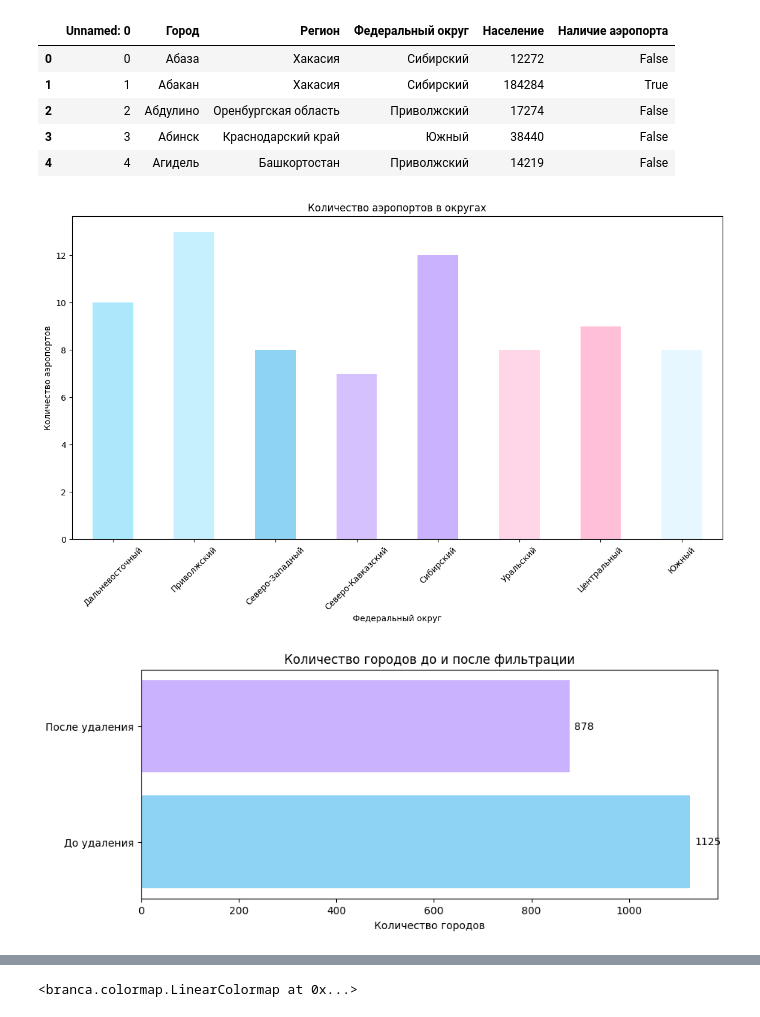
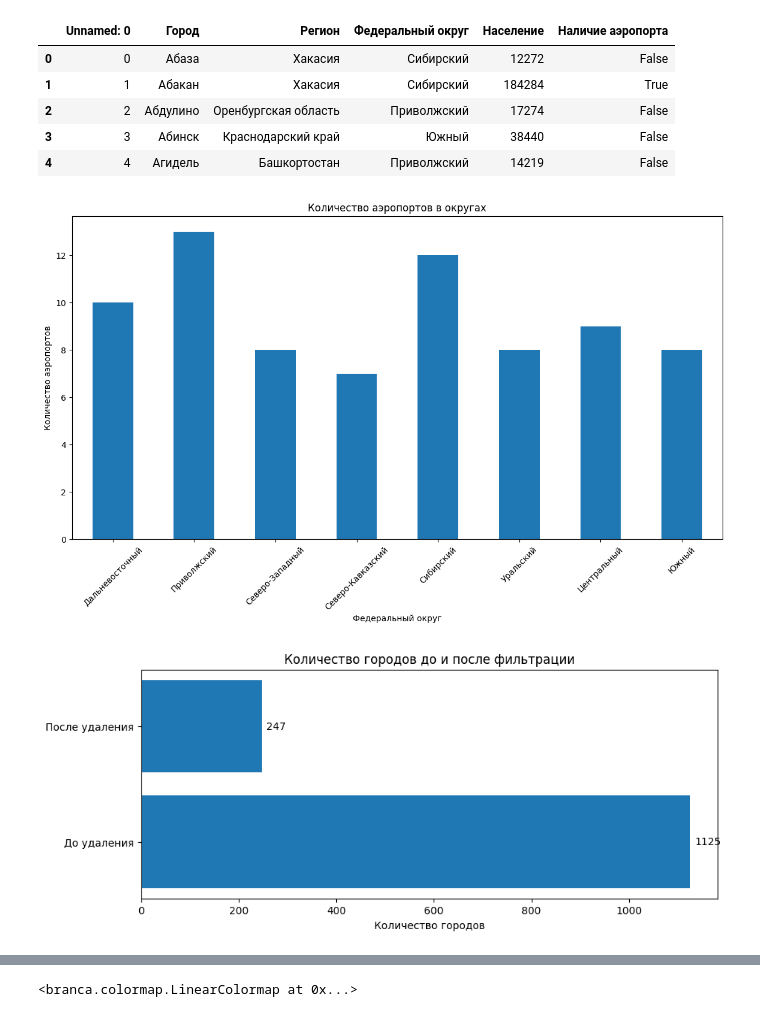
Before and after one commit to mnedo/SMADIMO_GP2, a Jupyter notebook: map.ipynb, the cells around one changed output, grey strips where cells are left out. Cells and saved outputs as stored; diff of their text form; code cells hidden in the pictures.

```diff
--- a/map.ipynb
+++ b/map.ipynb
@@ -22,7 +33,7 @@ import matplotlib.pyplot as plt
 cities_before_aero = cities_before.groupby('Федеральный округ')['Наличие аэропорта'].sum()
 
 plt.figure(figsize=(14, 7))
-cities_before_aero.plot(kind='bar', color=['#ace8fc','#c7f0ff','#8fd3f4','#d6c1ff','#cbb2fe','#ffd6e7','#ffbfd8','#e6f7ff'])
+cities_before_aero.plot(kind='bar')
 
 plt.title('Количество аэропортов в округах')
 plt.xlabel('Федеральный округ')
@@ -30,25 +41,24 @@ plt.ylabel('Количество аэропортов')
 plt.xticks(rotation=45)
 plt.show()
 # %% [output]
-[figure, old version]
+[figure, new version]
 # %%
 a = cities_before.groupby('Регион')['Наличие аэропорта'].sum().sort_values()
-cities1 = cities_before[~cities_before['Регион'].isin(a[a == 0].index)]
+cities1 = cities_before[cities_before['Регион'].isin(a[a == 0].index)]
 big = len(cities_before)
 small = len(cities1)
 # %%
 import matplotlib.pyplot as plt
 
 labels = ['До удаления', 'После удаления']
 values = [big, small]
-colors = ['#8fd3f4', '#cbb2fe']
 plt.figure(figsize=(10, 4))
-plt.barh(labels, values, color=colors)
+plt.barh(labels, values)
 plt.title('Количество городов до и после фильтрации')
 plt.xlabel('Количество городов')
 plt.text(big + 10, 'До удаления', str(big), va='center')
 plt.text(small + 10, 'После удаления', str(small), va='center')
 plt.show()
 # %% [output]
-[figure, old version]
+[figure, new version]
 # %%
```
Also changed, not shown: parts of 10 cells of this notebook, 1 other file.
